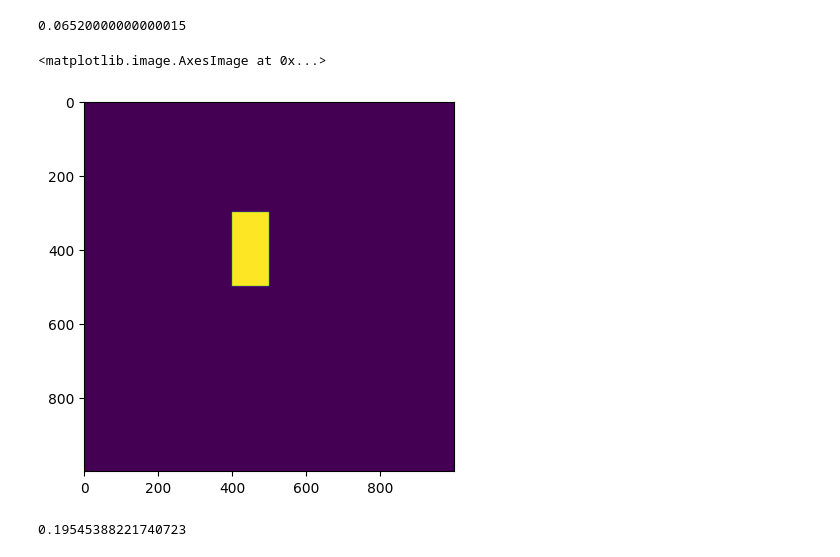
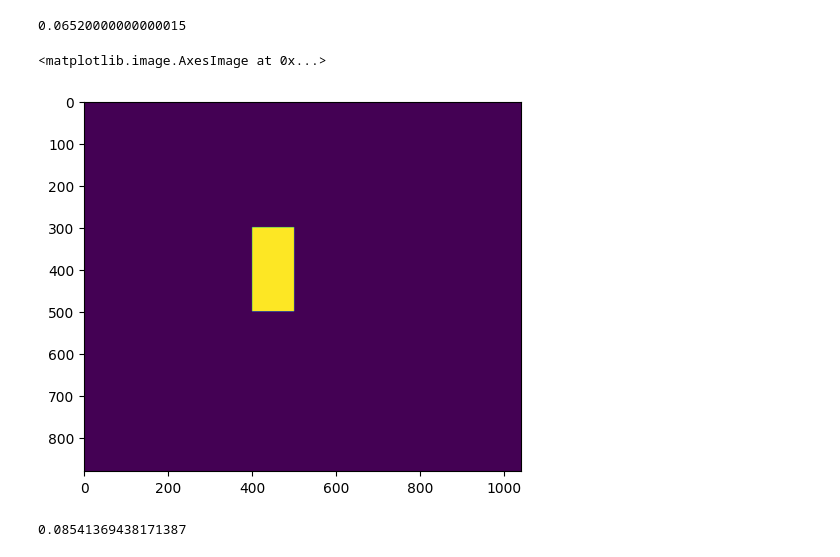
Before and after one commit to legonko/Final-project, a Jupyter notebook: weights/test_nn.ipynb, the cells around one changed output. Cells and saved outputs as stored; diff of their text form; code cells hidden in the pictures.

```diff
--- a/weights/test_nn.ipynb
+++ b/weights/test_nn.ipynb
@@ -256,12 +256,12 @@ from scipy.signal import fftconvolve
 from matplotlib.pyplot import imshow
 # %%
 a = np.ones((250,400))
-b = np.zeros((1000, 1000))
+b = np.zeros((880, 1040))
 b[300:500, 400:500] = 255
 imshow(b)
 # %% [output]
 <matplotlib.image.AxesImage at 0x...>
-[figure, old version]
+[figure, new version]
 # %%
 t_s = time.time()
 c1 = fftconvolve(b, a, mode='same')
@@ -270,4 +270,4 @@ c1 = fftconvolve(b, a, mode='same')
 time.time() - t_s
 # imshow(c1)
 # %% [output]
-0.19545388221740723
+0.08541369438171387
```
Also changed, not shown: 10 other files.
